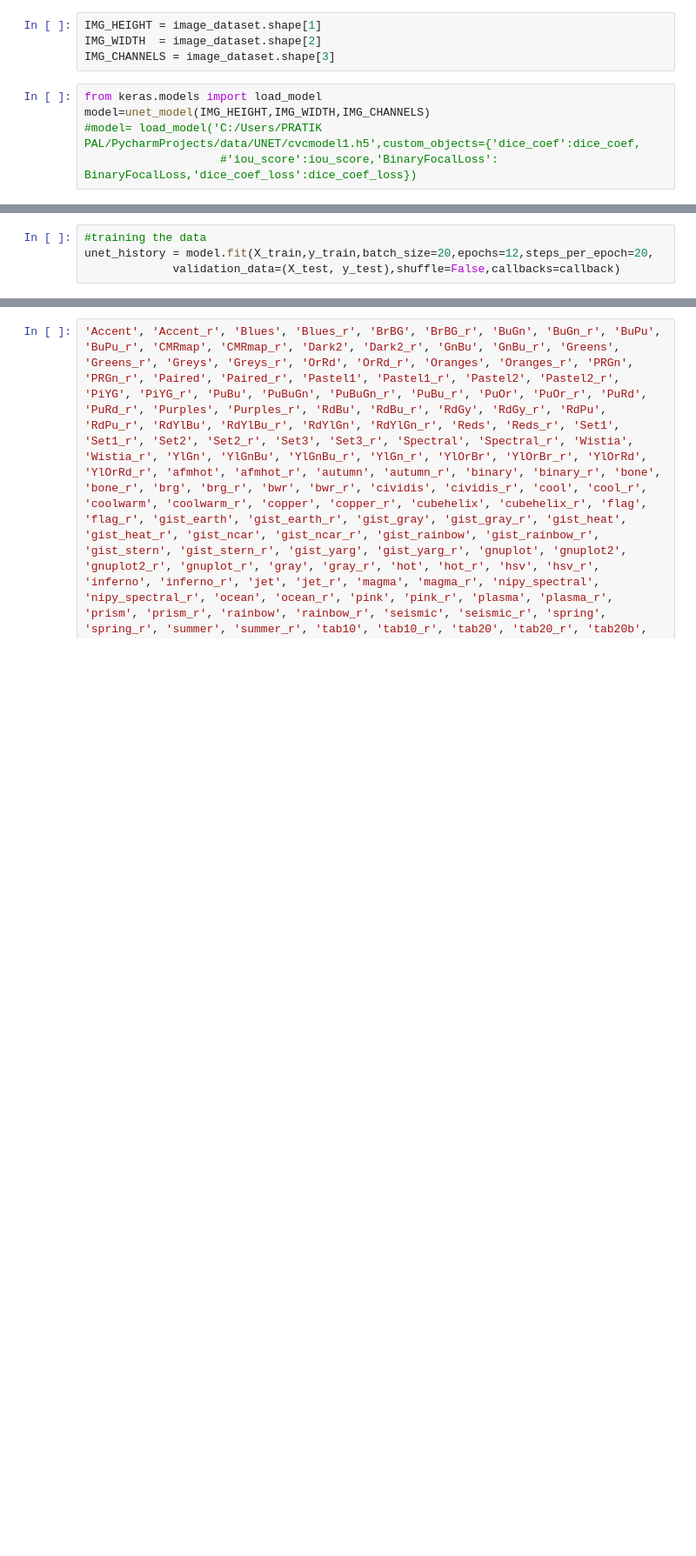
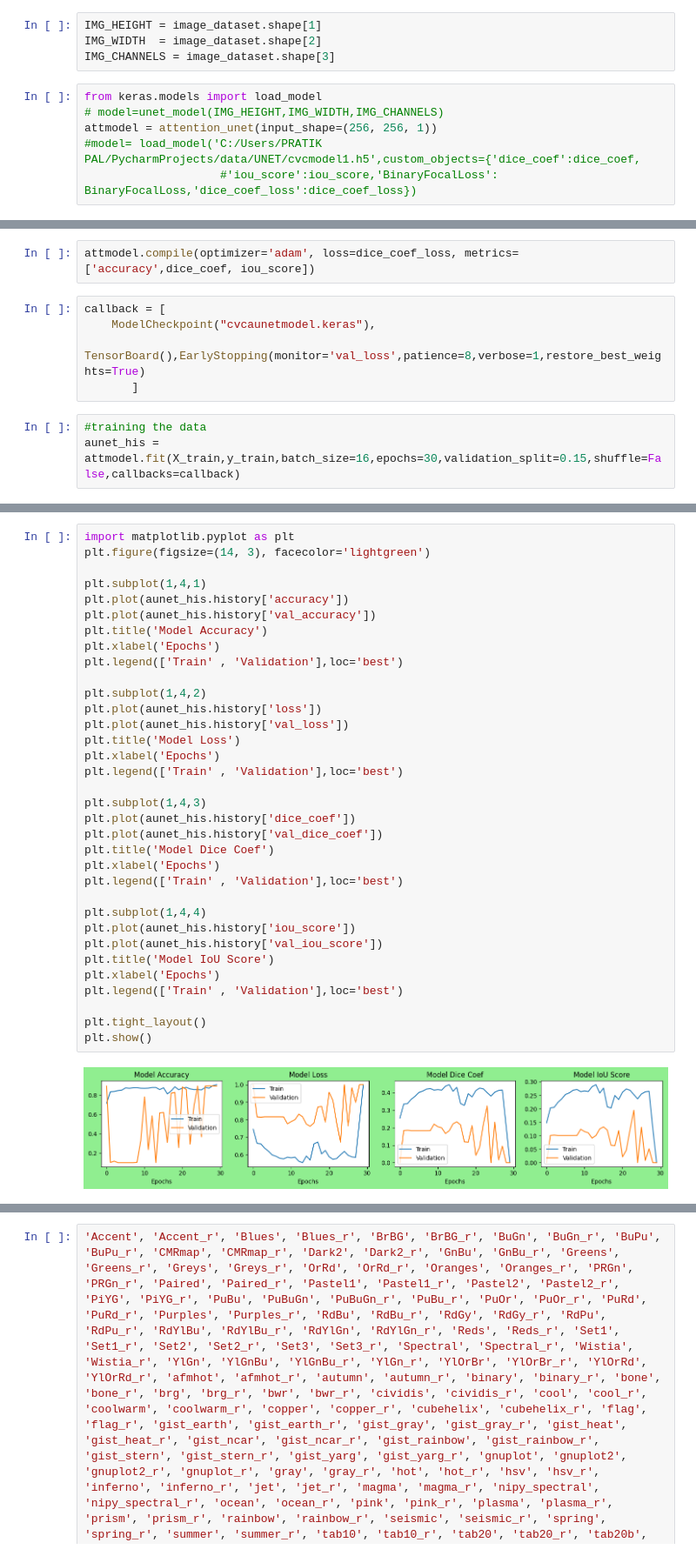
Before and after one commit to palpratik56/AUNET, a Jupyter notebook: unetproject.ipynb, the cells around one changed output, grey strips where cells are left out. Shown: that part at 87% size. Saved outputs shown, nothing was run; the diff lists cells and outputs as text; blank space fills up the shorter version.

```diff
--- a/unetproject.ipynb
+++ b/unetproject.ipynb
@@ -173,6 +277,7 @@ IMG_WIDTH  = image_dataset.shape[2]
 IMG_CHANNELS = image_dataset.shape[3]
 # %%
 from keras.models import load_model
-model=unet_model(IMG_HEIGHT,IMG_WIDTH,IMG_CHANNELS)
+# model=unet_model(IMG_HEIGHT,IMG_WIDTH,IMG_CHANNELS)
+attmodel = attention_unet(input_shape=(256, 256, 1))
 #model= load_model('C:/Users/PRATIK PAL/PycharmProjects/data/UNET/cvcmodel1.h5',custom_objects={'dice_coef':dice_coef,
                     #'iou_score':iou_score,'BinaryFocalLoss': BinaryFocalLoss,'dice_coef_loss':dice_coef_loss})
@@ -203,5 +308,11 @@ callback = [
+# %%
+attmodel.compile(optimizer='adam', loss=dice_coef_loss, metrics=['accuracy',dice_coef, iou_score])
+# %%
+callback = [
+    ModelCheckpoint("cvcaunetmodel.keras"),
+    TensorBoard(),EarlyStopping(monitor='val_loss',patience=8,verbose=1,restore_best_weights=True)
+       ]
 # %%
 #training the data
-unet_history = model.fit(X_train,y_train,batch_size=20,epochs=12,steps_per_epoch=20,
-             validation_data=(X_test, y_test),shuffle=False,callbacks=callback)
+aunet_his = attmodel.fit(X_train,y_train,batch_size=16,epochs=30,validation_split=0.15,shuffle=False,callbacks=callback)
 # %% [output]
@@ -218 +336,37 @@ Epoch 5/12
+# %%
+import matplotlib.pyplot as plt
+plt.figure(figsize=(14, 3), facecolor='lightgreen')
+
+plt.subplot(1,4,1)
+plt.plot(aunet_his.history['accuracy'])
+plt.plot(aunet_his.history['val_accuracy'])
+plt.title('Model Accuracy')
+plt.xlabel('Epochs')
+plt.legend(['Train' , 'Validation'],loc='best')
+
+plt.subplot(1,4,2)
+plt.plot(aunet_his.history['loss'])
+plt.plot(aunet_his.history['val_loss'])
+plt.title('Model Loss')
+plt.xlabel('Epochs')
+plt.legend(['Train' , 'Validation'],loc='best')
+
+plt.subplot(1,4,3)
+plt.plot(aunet_his.history['dice_coef'])
+plt.plot(aunet_his.history['val_dice_coef'])
+plt.title('Model Dice Coef')
+plt.xlabel('Epochs')
+plt.legend(['Train' , 'Validation'],loc='best')
+
+plt.subplot(1,4,4)
+plt.plot(aunet_his.history['iou_score'])
+plt.plot(aunet_his.history['val_iou_score'])
+plt.title('Model IoU Score')
+plt.xlabel('Epochs')
+plt.legend(['Train' , 'Validation'],loc='best')
+
+plt.tight_layout()
+plt.show()
+# %% [output]
+[figure, added]
 # %%
```
Also changed, not shown: parts of 26 cells of this notebook.
